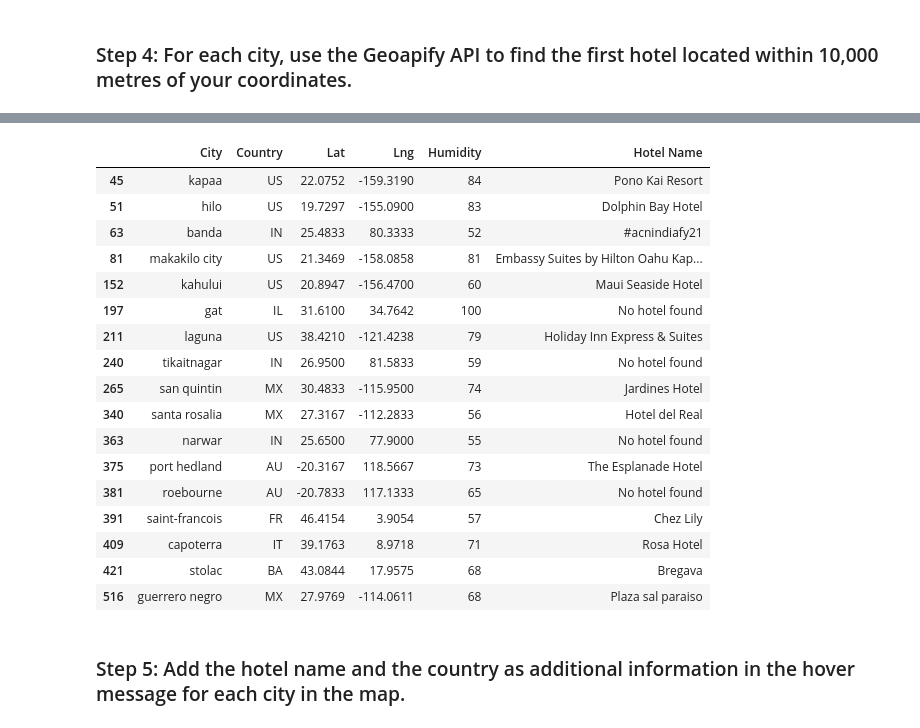
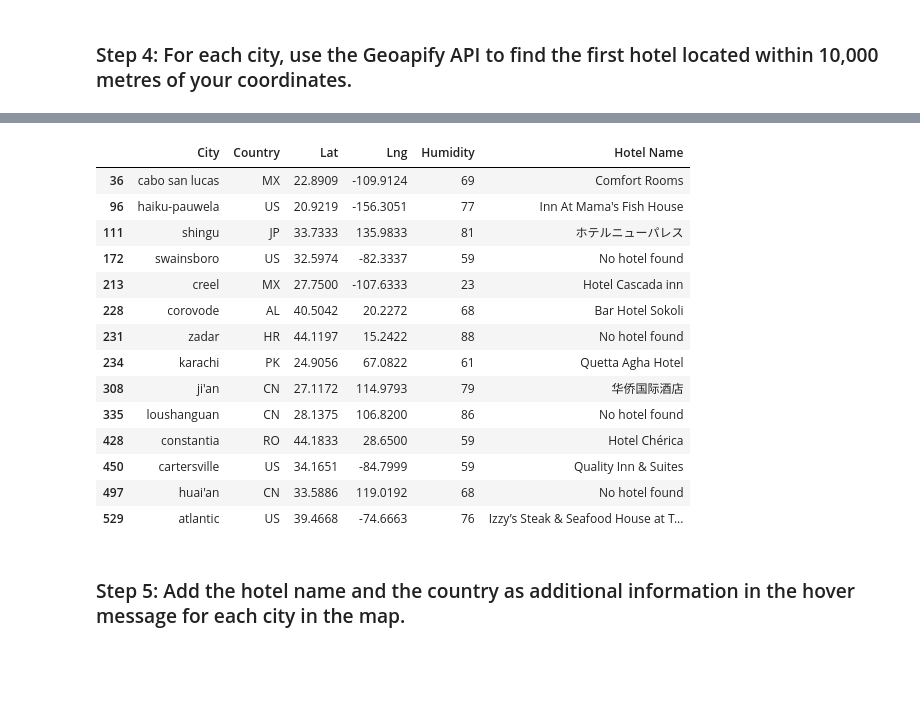
Before and after one commit to thundich/python-api-challenge, a Jupyter notebook: VacationPy.ipynb, the cells around one changed output, grey strips where cells are left out. Cells and saved outputs as stored; diff of their text form; code cells hidden in the pictures; blank space fills up the shorter version.

```diff
--- a/VacationPy.ipynb
+++ b/VacationPy.ipynb
@@ -59,12 +52,13 @@ map_plot_1
 ### Step 2: Narrow down the `city_data_df` DataFrame to find your ideal weather condition
 # %%
 # Narrow down cities that fit criteria and drop any results with null values
-# YOUR CODE HERE
-
-# Drop any rows with null values
-# YOUR CODE HERE
+no_clouds= city_data_df[city_data_df["Cloudiness"] ==0]
+no_cold= no_clouds[(no_clouds["Max Temp"] > 10)]
+no_hot= no_cold[(no_cold["Max Temp"] < 27)]
+slow_wind= no_hot[(no_hot["Wind Speed"] < 4)]
+ideal_weather = slow_wind
 
 # Display sample data
-# YOUR CODE HERE
+ideal_weather
 # %% [output]
 |  | City_ID | City | Lat | Lng | Max Temp | Humidity | Cloudiness | Wind Speed | Country | Date |
@@ -89,12 +80,13 @@ map_plot_1
 ### Step 3: Create a new DataFrame called `hotel_df`.
 # %%
 # Use the Pandas copy function to create DataFrame called hotel_df to store the city, country, coordinates, and humidity
-# YOUR CODE HERE
+# hotel_df= pd.DataFrame.copy(ideal_weather)
+hotel_df = ideal_weather.copy()[["City", "Country", "Lat", "Lng","Humidity"]]
 
 # Add an empty column, "Hotel Name," to the DataFrame so you can store the hotel found using the Geoapify API
-# YOUR CODE HERE
+hotel_df["Hotel Name"]= ""
 
 # Display sample data
-# YOUR CODE HERE
+hotel_df
 # %% [output]
 |  | City | Country | Lat | Lng | Humidity | Hotel Name |
@@ -119,9 +108,10 @@ map_plot_1
 ### Step 4: For each city, use the Geoapify API to find the first hotel located within 10,000 metres of your coordinates.
 # %%
 # Set parameters to search for a hotel
-radius = # YOUR CODE HERE
+radius = "10000"
 params = {
-    # YOUR CODE HERE
+    "categories": ["accommodation.hotel"],
+    "apiKey": geoapify_key
 }
 
 # Print a message to follow up the hotel search
@@ -129,22 +119,24 @@ print("Starting hotel search")
 
 # Iterate through the hotel_df DataFrame
 for index, row in hotel_df.iterrows():
+
     # get latitude, longitude from the DataFrame
-    # YOUR CODE HERE
+    Latitude =str(row["Lat"])
+    Longitude = str(row["Lng"])
 
     # Add filter and bias parameters with the current city's latitude and longitude to the params dictionary
-    params["filter"] = # YOUR CODE HERE
-    params["bias"] = # YOUR CODE HERE
+    params["filter"] = "circle:" + Longitude + "," + Latitude + "," + radius
+
+    params["bias"] = "proximity:" + Longitude + "," + Latitude
 
     # Set base URL
     base_url = "https://api.geoapify.com/v2/places"
 
-
-    # Make and API request using the params dictionaty
-    name_address = # YOUR CODE HERE
+    # Make and API request using the params dictionary
+    name_address = requests.get(base_url, params=params)
 
     # Convert the API response to JSON format
-    name_address = # YOUR CODE HERE
+    name_address = name_address.json()
 
     # Grab the first hotel from the results and store the name in the hotel_df DataFrame
     try:
@@ -180,20 +169,17 @@ guerrero negro - nearest hotel: Plaza sal paraiso
 |  | City | Country | Lat | Lng | Humidity | Hotel Name |
-| 45 | kapaa | US | 22.0752 | -159.3190 | 84 | Pono Kai Resort |
-| 51 | hilo | US | 19.7297 | -155.0900 | 83 | Dolphin Bay Hotel |
-| 63 | banda | IN | 25.4833 | 80.3333 | 52 | #acnindiafy21 |
-| 81 | makakilo city | US | 21.3469 | -158.0858 | 81 | Embassy Suites by Hilton Oahu Kap... |
-| 152 | kahului | US | 20.8947 | -156.4700 | 60 | Maui Seaside Hotel |
-| 197 | gat | IL | 31.6100 | 34.7642 | 100 | No hotel found |
-| 211 | laguna | US | 38.4210 | -121.4238 | 79 | Holiday Inn Express & Suites |
-| 240 | tikaitnagar | IN | 26.9500 | 81.5833 | 59 | No hotel found |
-| 265 | san quintin | MX | 30.4833 | -115.9500 | 74 | Jardines Hotel |
-| 340 | santa rosalia | MX | 27.3167 | -112.2833 | 56 | Hotel del Real |
-| 363 | narwar | IN | 25.6500 | 77.9000 | 55 | No hotel found |
-| 375 | port hedland | AU | -20.3167 | 118.5667 | 73 | The Esplanade Hotel |
-| 381 | roebourne | AU | -20.7833 | 117.1333 | 65 | No hotel found |
-| 391 | saint-francois | FR | 46.4154 | 3.9054 | 57 | Chez Lily |
-| 409 | capoterra | IT | 39.1763 | 8.9718 | 71 | Rosa Hotel |
-| 421 | stolac | BA | 43.0844 | 17.9575 | 68 | Bregava |
-| 516 | guerrero negro | MX | 27.9769 | -114.0611 | 68 | Plaza sal paraiso |
+| 36 | cabo san lucas | MX | 22.8909 | -109.9124 | 69 | Comfort Rooms |
+| 96 | haiku-pauwela | US | 20.9219 | -156.3051 | 77 | Inn At Mama's Fish House |
+| 111 | shingu | JP | 33.7333 | 135.9833 | 81 | ホテルニューパレス |
+| 172 | swainsboro | US | 32.5974 | -82.3337 | 59 | No hotel found |
+| 213 | creel | MX | 27.7500 | -107.6333 | 23 | Hotel Cascada inn |
+| 228 | corovode | AL | 40.5042 | 20.2272 | 68 | Bar Hotel Sokoli |
+| 231 | zadar | HR | 44.1197 | 15.2422 | 88 | No hotel found |
+| 234 | karachi | PK | 24.9056 | 67.0822 | 61 | Quetta Agha Hotel |
+| 308 | ji'an | CN | 27.1172 | 114.9793 | 79 | 华侨国际酒店 |
+| 335 | loushanguan | CN | 28.1375 | 106.8200 | 86 | No hotel found |
+| 428 | constantia | RO | 44.1833 | 28.6500 | 59 | Hotel Chérica |
+| 450 | cartersville | US | 34.1651 | -84.7999 | 59 | Quality Inn & Suites |
+| 497 | huai'an | CN | 33.5886 | 119.0192 | 68 | No hotel found |
+| 529 | atlantic | US | 39.4668 | -74.6663 | 76 | Izzy’s Steak & Seafood House at T... |
 # %% [markdown]
 ### Step 5: Add the hotel name and the country as additional information in the hover message for each city in the map.
```
Also changed, not shown: parts of 9 cells of this notebook, 2 other files.
